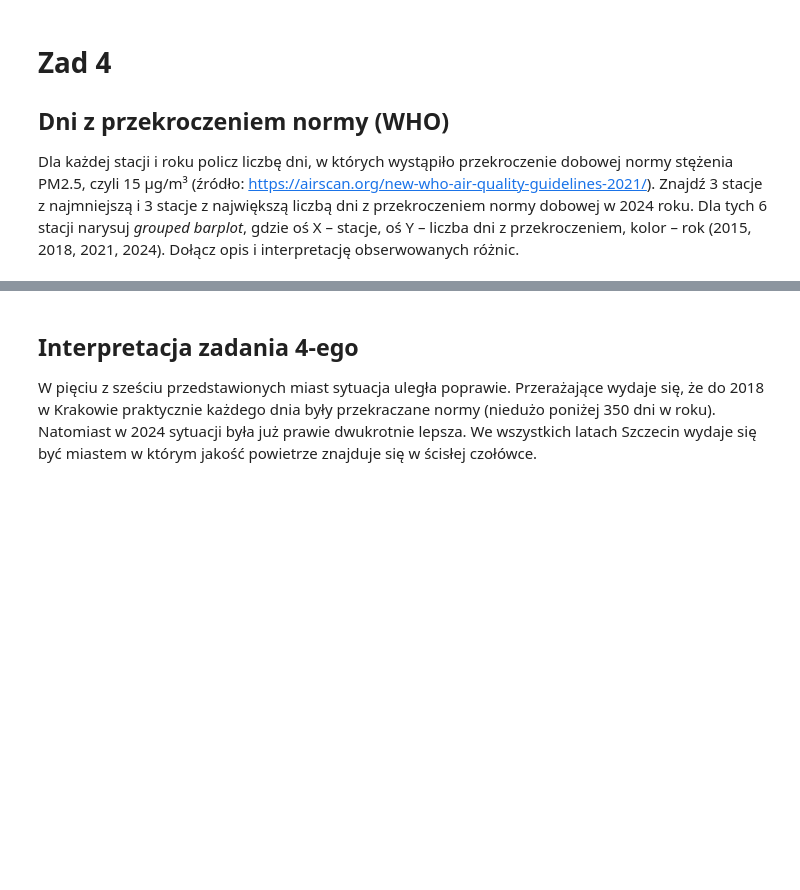
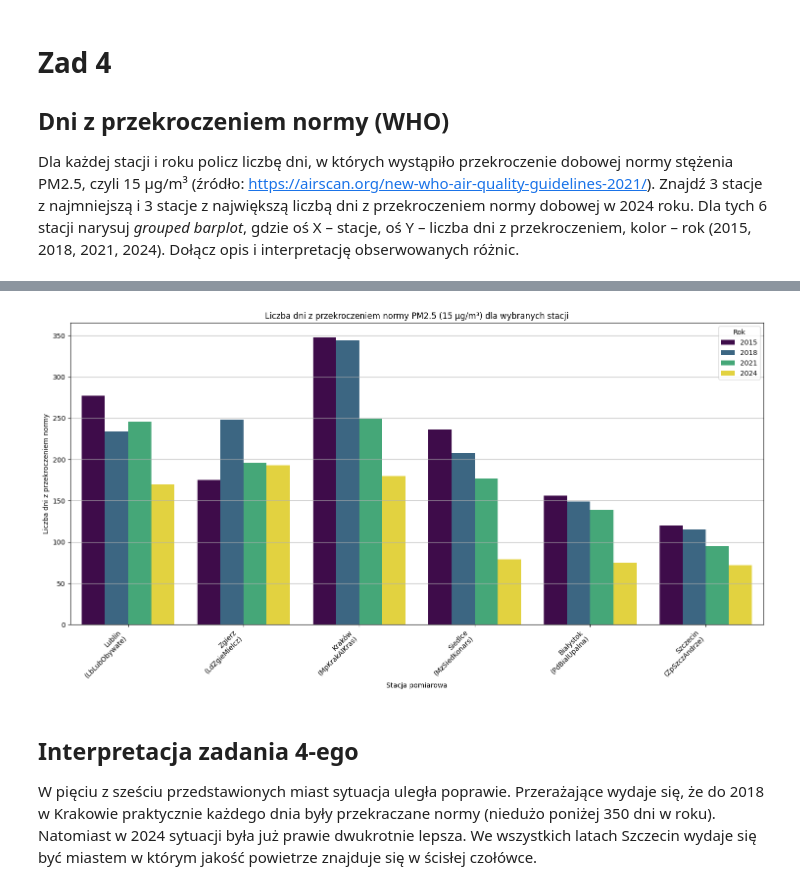
Before and after one commit to ejhuus/ZTP3_gr3, a Jupyter notebook: main.ipynb, the cells around one changed output, grey strips where cells are left out. Saved outputs shown, nothing was run; the diff lists cells and outputs as text; code cells hidden in the pictures; blank space fills up the shorter version.

```diff
--- a/main.ipynb
+++ b/main.ipynb
@@ -153,20 +165,8 @@ Z tego wykresu jasno widać, że ogólna sytuacja z zanieczyszceniem PM2.5 ulega
 # Zad 4
 ## Dni z przekroczeniem normy (WHO)
 Dla każdej stacji i roku policz liczbę dni, w których wystąpiło przekroczenie dobowej normy stężenia PM2.5, czyli 15 µg/m³ (źródło: [https://airscan.org/new-who-air-quality-guidelines-2021/](https://airscan.org/new-who-air-quality-guidelines-2021/)). Znajdź 3 stacje z najmniejszą i 3 stacje z największą liczbą dni z przekroczeniem normy dobowej w 2024 roku. Dla tych 6 stacji narysuj *grouped barplot*, gdzie oś X – stacje, oś Y – liczba dni z przekroczeniem, kolor – rok (2015, 2018, 2021, 2024). Dołącz opis i interpretację obserwowanych różnic.
-# %%
-# Norma dobowa WHO dla PM2.5
-WHO_NORM = 15
-
-daily_means_df = final_df.resample('D').mean()
-exceedances = daily_means_df > WHO_NORM
-exceeding_counts = exceedances.groupby(exceedances.index.year).sum()
-
-# Filtrujemy tylko lata z konfiguracji YEARS, aby uniknąć włączenia niepełnych lat (np. 2016)
-exceeding_counts = exceeding_counts[exceeding_counts.index.isin(YEARS)]
-
-# Transponujemy, aby uzyskać stacje w wierszach i lata w kolumnach
-exceeding_df = exceeding_counts.T
-exceeding_df = exceeding_df.reset_index()
-
-print("Liczba dni z przekroczeniem normy:")
-display(exceeding_df.head())
+# %%
+daily_means_df = final_df.resample('D').mean()
+exceeding_df = create_norm_exceeding_df(daily_means_df, YEARS, WHO_NORM)
+print("Liczba dni z przekroczeniem normy:")
+display(exceeding_df.head())
@@ -173,11 +189,10 @@ display(exceeding_df.head())
 # %%
 # Wybieramy 3 stacje z najmniejszą i 3 z największą liczbą dni z przekroczeniem w 2024
-exceeding_2024 = exceeding_df.sort_values(by=2024)
-
+exceeding_YEAR = exceeding_df.sort_values(by=EX4_YEAR)
 # 3 stacje z najmniejszą liczbą dni
-bottom_3_stations = exceeding_2024.head(3)
+bottom_3_stations = exceeding_YEAR.head(3)
 # 3 stacje z największą liczbą dni
-top_3_stations = exceeding_2024.tail(3)
+top_3_stations = exceeding_YEAR.tail(3)
 
 selected_stations = pd.concat([bottom_3_stations, top_3_stations])
 selected_station_codes = selected_stations['Station_Code'].tolist()
@@ -222,3 +215,9 @@ plt.show()
+# %%
+plot_data = exceeding_df[exceeding_df['Station_Code'].isin(selected_station_codes)]
+plot_data_long = create_long_format(plot_data, YEARS)
+plot_who_norm_barplot(plot_data_long)
+# %% [output]
+[figure, added]
 # %% [markdown]
 ## Interpretacja zadania 4-ego
 
```
Also changed, not shown: parts of 12 cells of this notebook, 3 other files.
